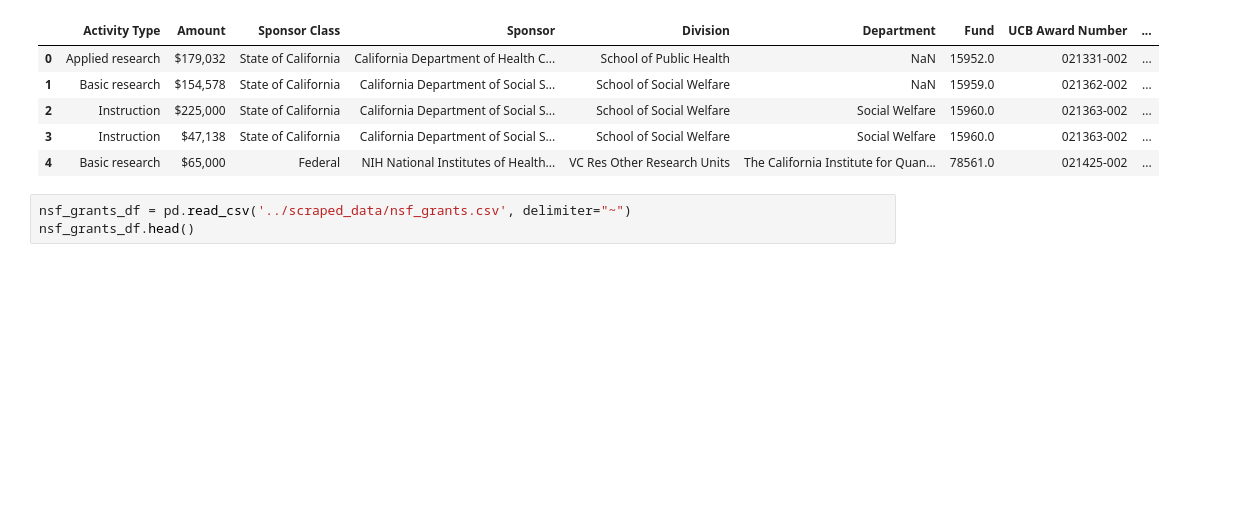
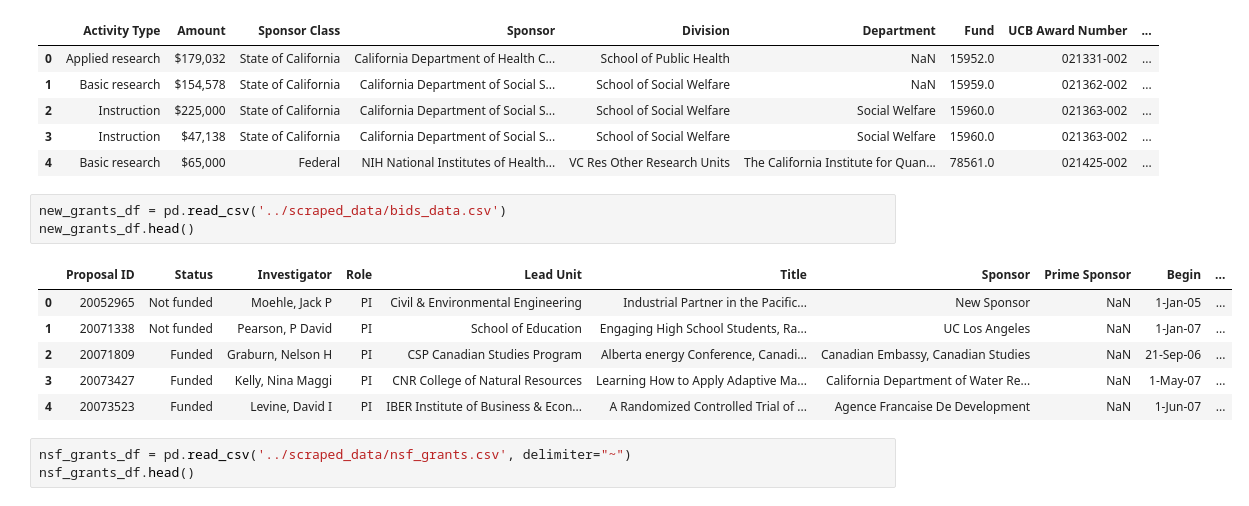
Before and after one commit to jsonchin/BIDS, a Jupyter notebook: modeling/clustering_recommender.ipynb, the cells around one changed output. Saved outputs shown, nothing was run; the diff lists cells and outputs as text; blank space fills up the shorter version.

```diff
--- a/modeling/clustering_recommender.ipynb
+++ b/modeling/clustering_recommender.ipynb
@@ -60,6 +61,16 @@ grant_history_df.head()
 | 2 | Instruction | $225,000 | State of California | California Department of Social S... | School of Social Welfare | Social Welfare | 15960.0 | 021363-002 | ... |
 | 3 | Instruction | $47,138 | State of California | California Department of Social S... | School of Social Welfare | Social Welfare | 15960.0 | 021363-002 | ... |
 | 4 | Basic research | $65,000 | Federal | NIH National Institutes of Health... | VC Res Other Research Units | The California Institute for Quan... | 78561.0 | 021425-002 | ... |
+# %%
+new_grants_df = pd.read_csv('../scraped_data/bids_data.csv')
+new_grants_df.head()
+# %% [output]
+|  | Proposal ID | Status | Investigator | Role | Lead Unit | Title | Sponsor | Prime Sponsor | Begin | ... |
+| 0 | 20052965 | Not funded | Moehle, Jack P | PI | Civil & Environmental Engineering | Industrial Partner in the Pacific... | New Sponsor | NaN | 1-Jan-05 | ... |
+| 1 | 20071338 | Not funded | Pearson, P David | PI | School of Education | Engaging High School Students, Ra... | UC Los Angeles | NaN | 1-Jan-07 | ... |
+| 2 | 20071809 | Funded | Graburn, Nelson H | PI | CSP Canadian Studies Program | Alberta energy Conference, Canadi... | Canadian Embassy, Canadian Studies | NaN | 21-Sep-06 | ... |
+| 3 | 20073427 | Funded | Kelly, Nina Maggi | PI | CNR College of Natural Resources | Learning How to Apply Adaptive Ma... | California Department of Water Re... | NaN | 1-May-07 | ... |
+| 4 | 20073523 | Funded | Levine, David I | PI | IBER Institute of Business & Econ... | A Randomized Controlled Trial of ... | Agence Francaise De Development | NaN | 1-Jun-07 | ... |
 # %%
 nsf_grants_df = pd.read_csv('../scraped_data/nsf_grants.csv', delimiter="~")
 nsf_grants_df.head()
```
Also changed, not shown: parts of 45 cells of this notebook.
